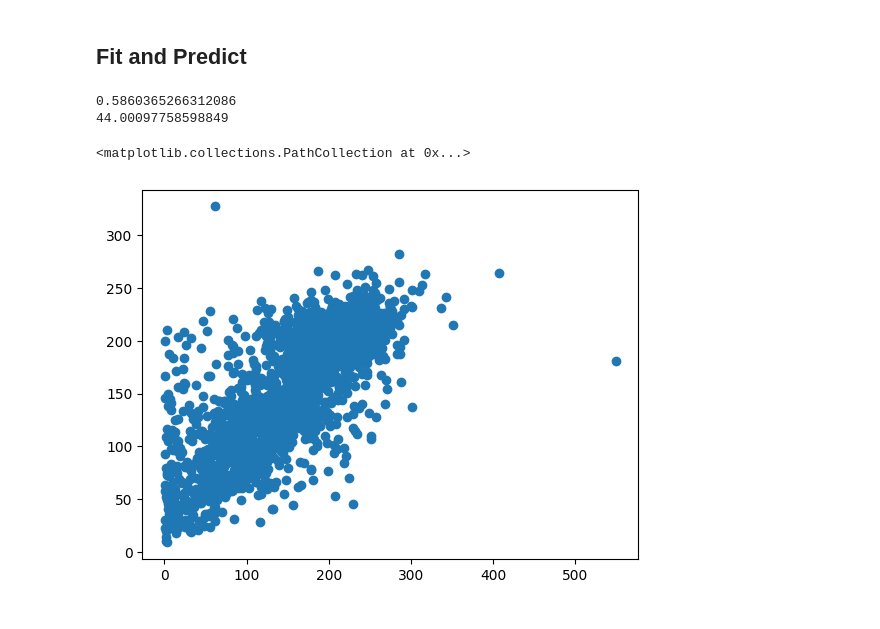
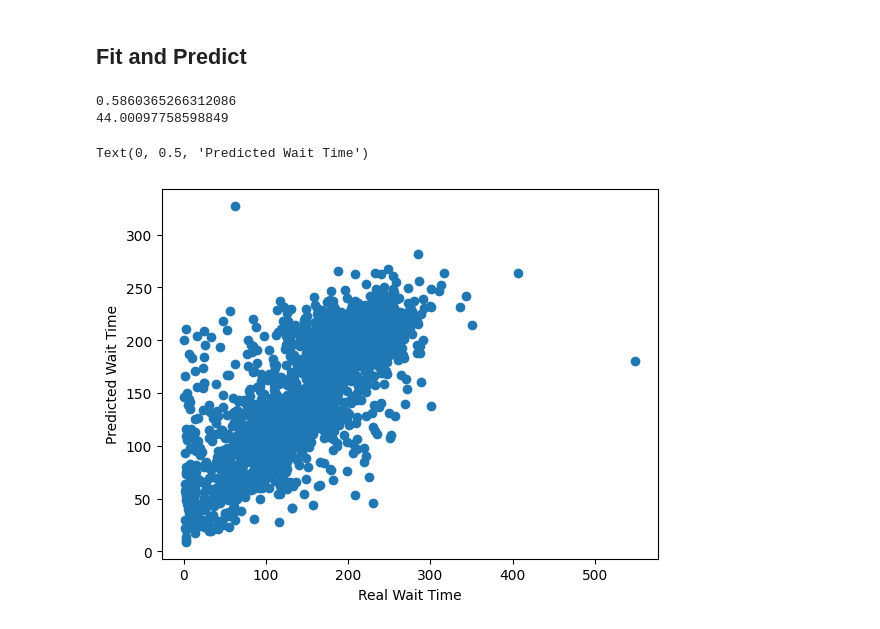
Before and after one commit to MwBm/DataAnalysisIntro, a Jupyter notebook: disneyData.ipynb, the cells around one changed output. Saved outputs shown, nothing was run; the diff lists cells and outputs as text; code cells hidden in the pictures.

```diff
--- a/disneyData.ipynb
+++ b/disneyData.ipynb
@@ -438,19 +438,21 @@ X_test_preprocessed = preprocessor.transform(X_test)
 # %%
 from sklearn.metrics import root_mean_squared_error, r2_score
 
 model = RandomForestRegressor(random_state=42)
 
 model.fit(X_train_preprocessed, y_train)
 y_pred = model.predict(X_test_preprocessed)
 
 mean_error = root_mean_squared_error(y_test, y_pred)
 r2 = r2_score(y_test, y_pred)
 print(r2)
 print(mean_error)
 
 plt.scatter(y_test, y_pred)
+plt.xlabel('Real Wait Time')
+plt.ylabel('Predicted Wait Time')
 # %% [output]
 0.5860365266312086
 44.00097758598849
-<matplotlib.collections.PathCollection at 0x...>
+Text(0, 0.5, 'Predicted Wait Time')
-[figure, old version]
+[figure, new version]
```
Also changed, not shown: 1 other file.
